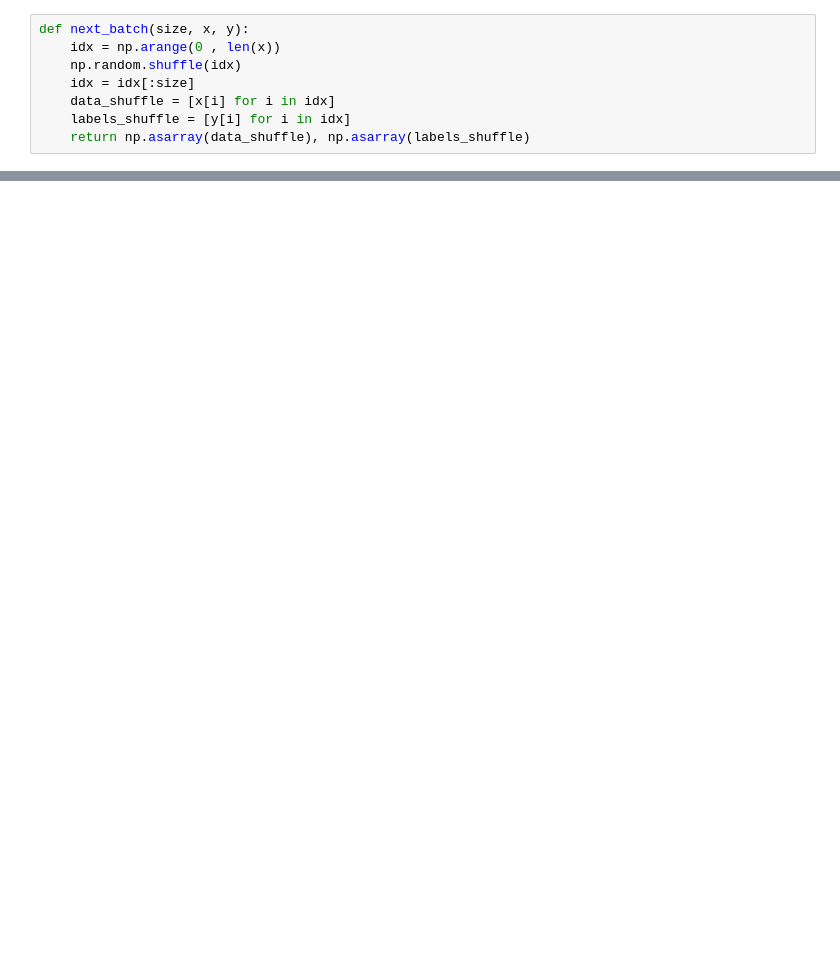
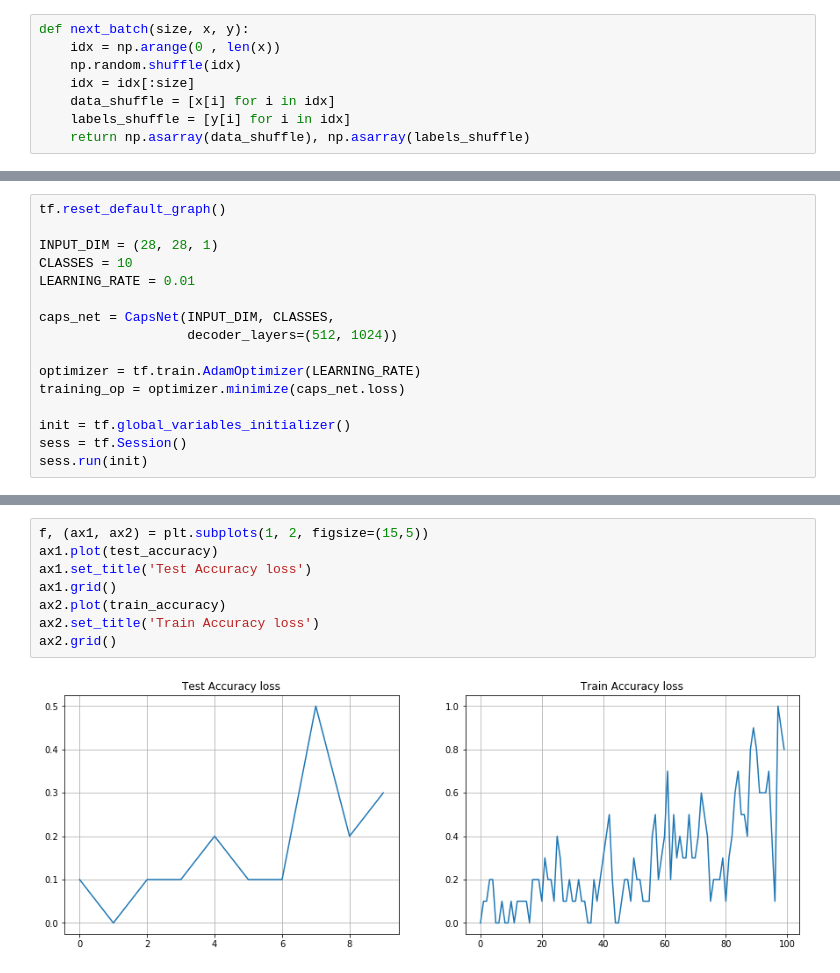
Before and after one commit to MoonL1ght/CapsNet, a Jupyter notebook: CapsNet-Testing.ipynb, the cells around one changed output, grey strips where cells are left out. Saved outputs shown, nothing was run; the diff lists cells and outputs as text; blank space fills up the shorter version.

```diff
--- a/CapsNet-Testing.ipynb
+++ b/CapsNet-Testing.ipynb
@@ -119,0 +74,16 @@ KeyboardInterrupt:
+# %%
+tf.reset_default_graph()
+
+INPUT_DIM = (28, 28, 1)
+CLASSES = 10
+LEARNING_RATE = 0.01
+
+caps_net = CapsNet(INPUT_DIM, CLASSES,
+                   decoder_layers=(512, 1024))
+
+optimizer = tf.train.AdamOptimizer(LEARNING_RATE)
+training_op = optimizer.minimize(caps_net.loss)
+
+init = tf.global_variables_initializer()
+sess = tf.Session()
+sess.run(init)
@@ -119,0 +234,10 @@ KeyboardInterrupt:
+# %%
+f, (ax1, ax2) = plt.subplots(1, 2, figsize=(15,5))
+ax1.plot(test_accuracy)
+ax1.set_title('Test Accuracy loss')
+ax1.grid()
+ax2.plot(train_accuracy)
+ax2.set_title('Train Accuracy loss')
+ax2.grid()
+# %% [output]
+[figure, added]
```
Also changed, not shown: parts of 10 cells of this notebook, 2 other files.
